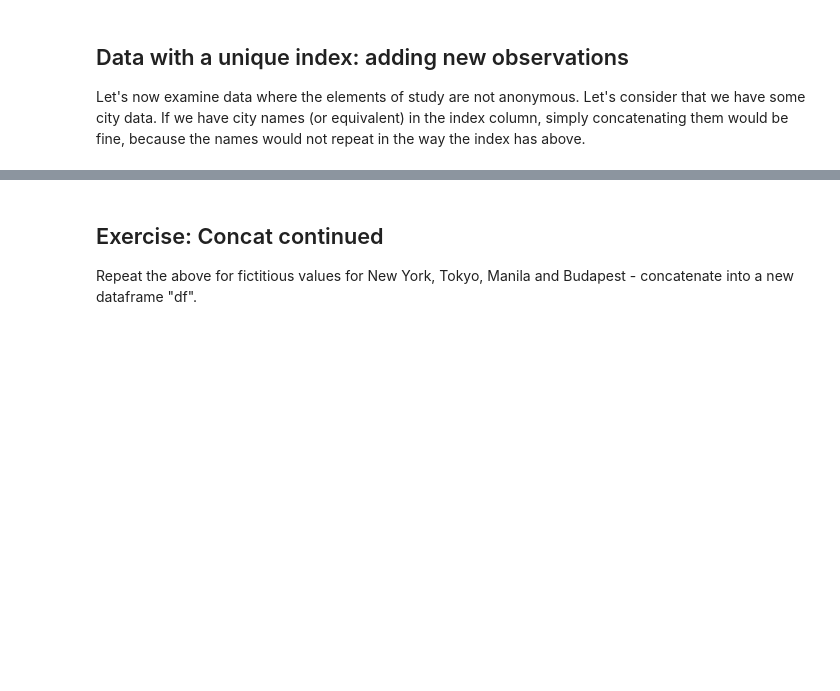
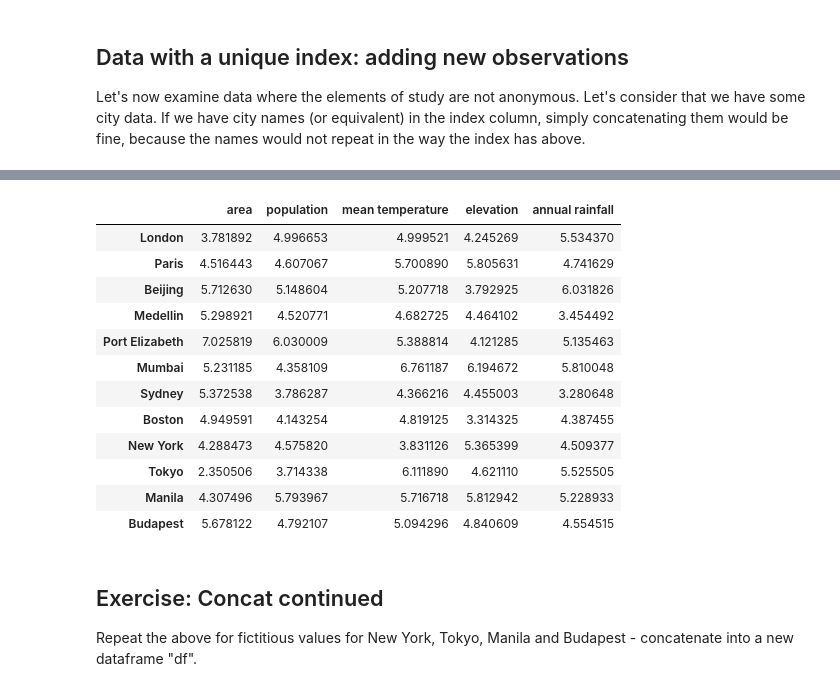
Before and after one commit to alicecaiger/QM2, a Jupyter notebook: W3_Merging_and_Joining_in_Python.ipynb, the cells around one changed output, grey strips where cells are left out. Saved outputs shown, nothing was run; the diff lists cells and outputs as text; code cells hidden in the pictures; blank space fills up the shorter version.

```diff
--- a/W3_Merging_and_Joining_in_Python.ipynb
+++ b/W3_Merging_and_Joining_in_Python.ipynb
@@ -153,3 +151,24 @@ df3
+# %%
+df4 = pd.DataFrame(5+np.random.randn(4, 5))
+df4.columns = ['area','population','mean temperature','elevation','annual rainfall']
+df4.index = ['New York', 'Tokyo', 'Manila', 'Budapest']
+
+df5 = pd.concat([df3,df4])
+df5
+# %% [output]
+|  | area | population | mean temperature | elevation | annual rainfall |
+| London | 3.781892 | 4.996653 | 4.999521 | 4.245269 | 5.534370 |
+| Paris | 4.516443 | 4.607067 | 5.700890 | 5.805631 | 4.741629 |
+| Beijing | 5.712630 | 5.148604 | 5.207718 | 3.792925 | 6.031826 |
+| Medellin | 5.298921 | 4.520771 | 4.682725 | 4.464102 | 3.454492 |
+| Port Elizabeth | 7.025819 | 6.030009 | 5.388814 | 4.121285 | 5.135463 |
+| Mumbai | 5.231185 | 4.358109 | 6.761187 | 6.194672 | 5.810048 |
+| Sydney | 5.372538 | 3.786287 | 4.366216 | 4.455003 | 3.280648 |
+| Boston | 4.949591 | 4.143254 | 4.819125 | 3.314325 | 4.387455 |
+| New York | 4.288473 | 4.575820 | 3.831126 | 5.365399 | 4.509377 |
+| Tokyo | 2.350506 | 3.714338 | 6.111890 | 4.621110 | 5.525505 |
+| Manila | 4.307496 | 5.793967 | 5.716718 | 5.812942 | 5.228933 |
+| Budapest | 5.678122 | 4.792107 | 5.094296 | 4.840609 | 4.554515 |
 # %% [markdown]
 ## Exercise: Concat continued
 
```
Also changed, not shown: parts of 29 cells of this notebook.
